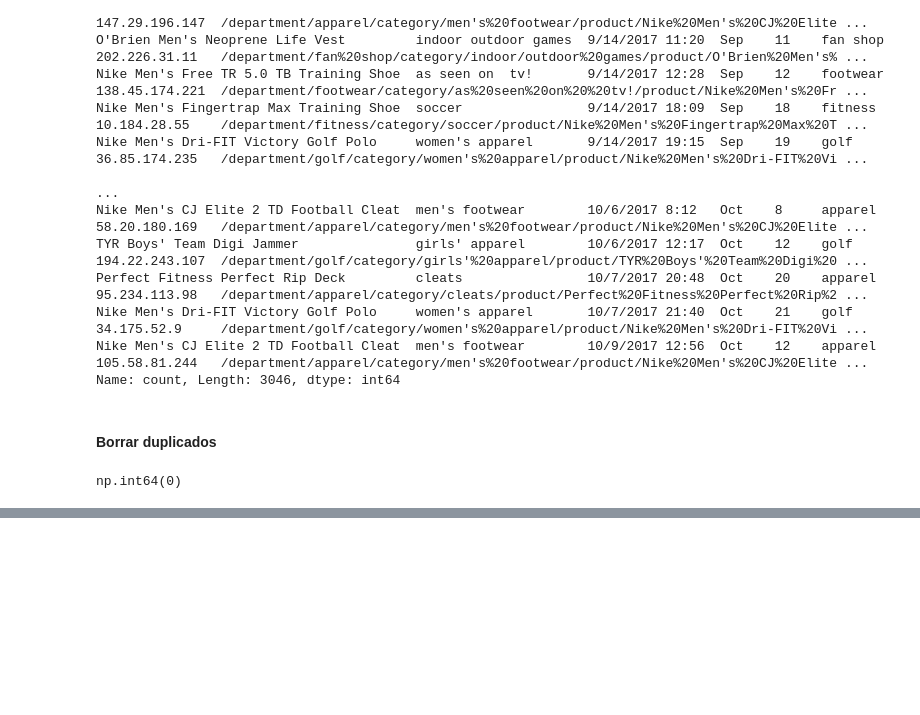
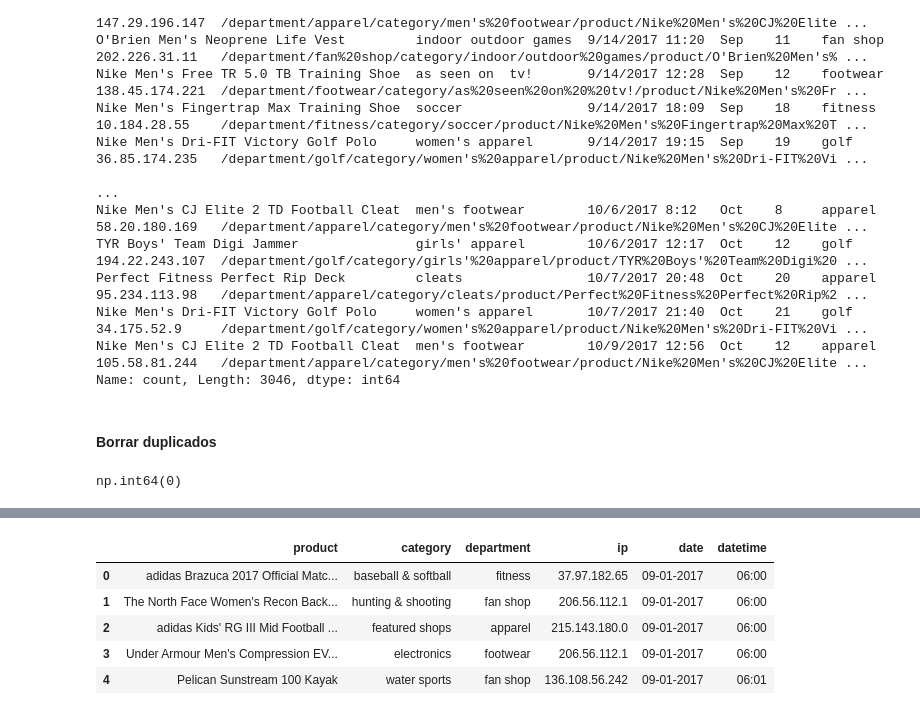
Before and after one commit to fabihrndz/e-commerce-operations-insights, a Jupyter notebook: notebooks/02_etl.ipynb, the cells around one changed output, grey strips where cells are left out. Saved outputs shown, nothing was run; the diff lists cells and outputs as text; code cells hidden in the pictures; blank space fills up the shorter version.

```diff
--- a/notebooks/02_etl.ipynb
+++ b/notebooks/02_etl.ipynb
@@ -167,0 +239,13 @@ np.int64(0)
+# %%
+# Convertimos la columna al formato datetime correcto
+df_token["date"] = pd.to_datetime(df_token["date"]).dt.strftime("%m-%d-%Y")
+df_token["datetime"] = pd.to_timedelta(df_token["datetime"] + ":00").astype(str).str[-8:-3]
+# %%
+df_token.head()
+# %% [output]
+|  | product | category | department | ip | date | datetime |
+| 0 | adidas Brazuca 2017 Official Matc... | baseball & softball | fitness | 37.97.182.65 | 09-01-2017 | 06:00 |
+| 1 | The North Face Women's Recon Back... | hunting & shooting | fan shop | 206.56.112.1 | 09-01-2017 | 06:00 |
+| 2 | adidas Kids' RG III Mid Football ... | featured shops | apparel | 215.143.180.0 | 09-01-2017 | 06:00 |
+| 3 | Under Armour Men's Compression EV... | electronics | footwear | 206.56.112.1 | 09-01-2017 | 06:00 |
+| 4 | Pelican Sunstream 100 Kayak | water sports | fan shop | 136.108.56.242 | 09-01-2017 | 06:01 |
```
Also changed, not shown: parts of 16 cells of this notebook, 1 other file.
